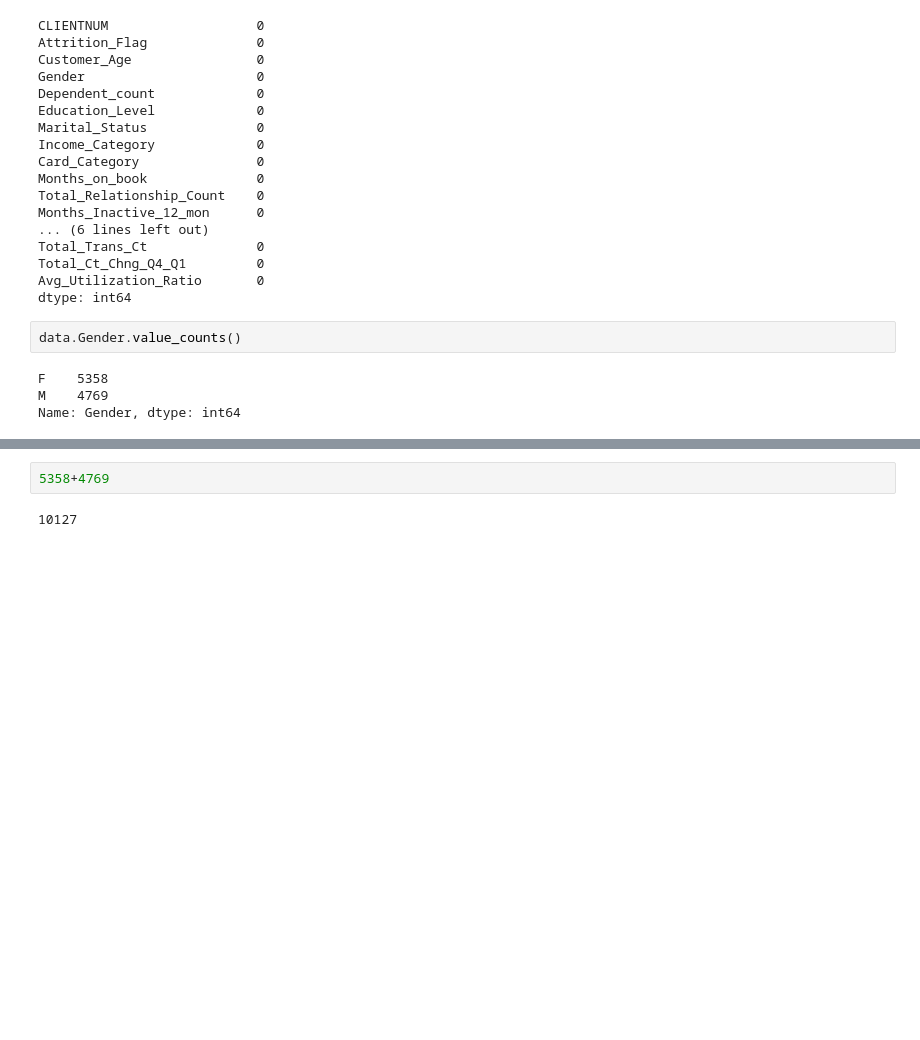
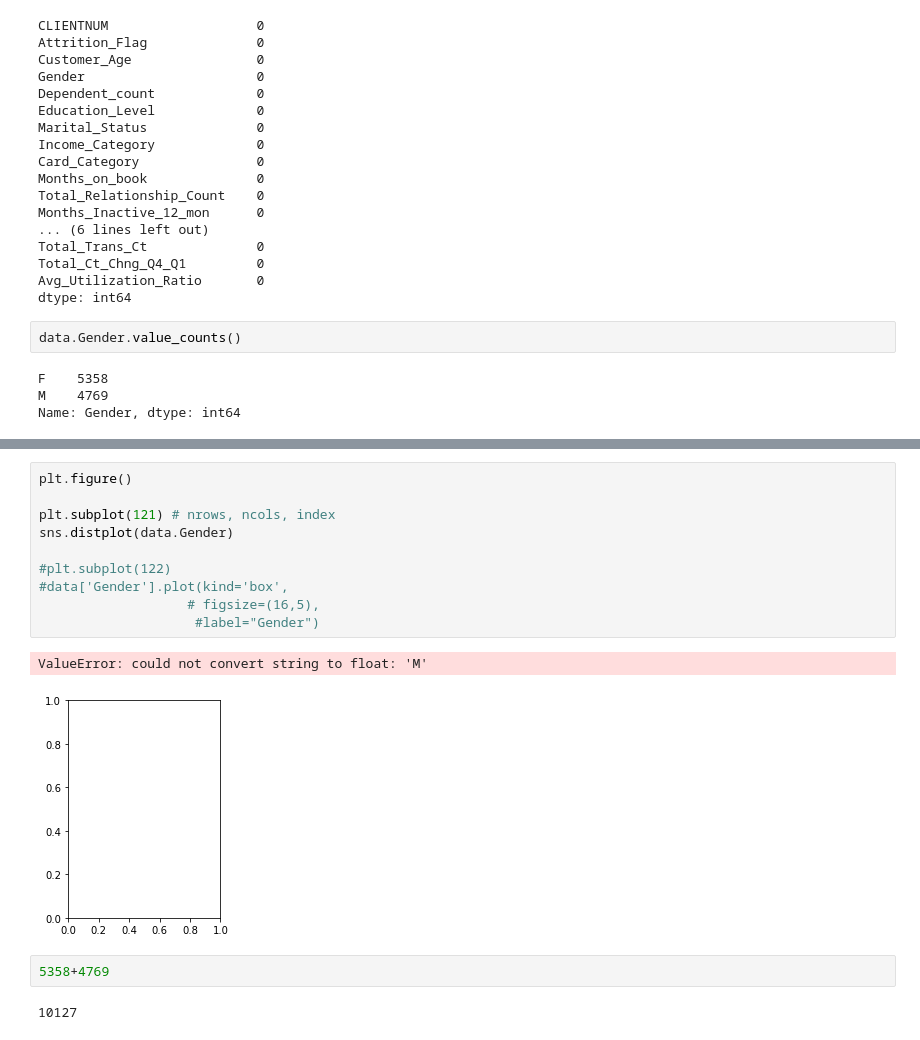
Before and after one commit to vucko77/Bank-Churn-Prediction, a Jupyter notebook: Churn prediction/Bank_template.ipynb, the cells around one changed output, grey strips where cells are left out. Saved outputs shown, nothing was run; the diff lists cells and outputs as text; blank space fills up the shorter version.

```diff
--- a/Churn prediction/Bank_template.ipynb
+++ b/Churn prediction/Bank_template.ipynb
@@ -144,3 +182,16 @@ Name: Gender, dtype: int64
+# %%
+plt.figure()
+
+plt.subplot(121) # nrows, ncols, index
+sns.distplot(data.Gender)
+
+#plt.subplot(122)
+#data['Gender'].plot(kind='box',
+                   # figsize=(16,5),
+                    #label="Gender")
+# %% [output]
+ValueError: could not convert string to float: 'M'
+[figure, added]
 # %%
 5358+4769
 # %% [output]
```
Also changed, not shown: parts of 5 cells of this notebook.
